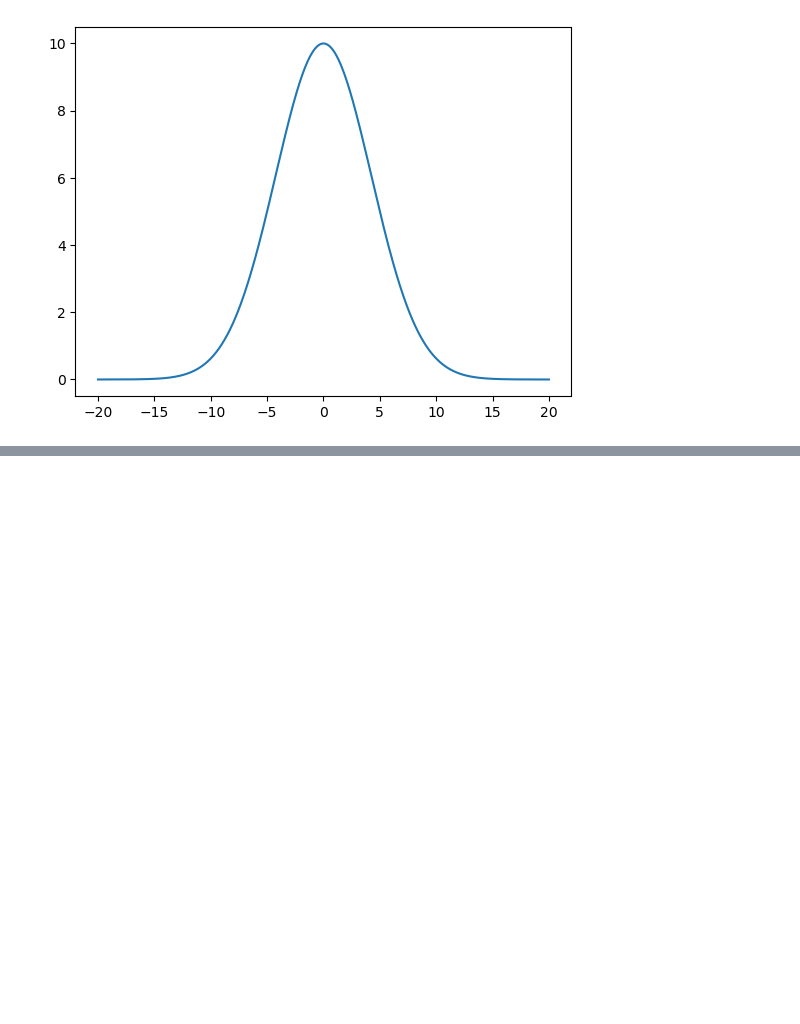
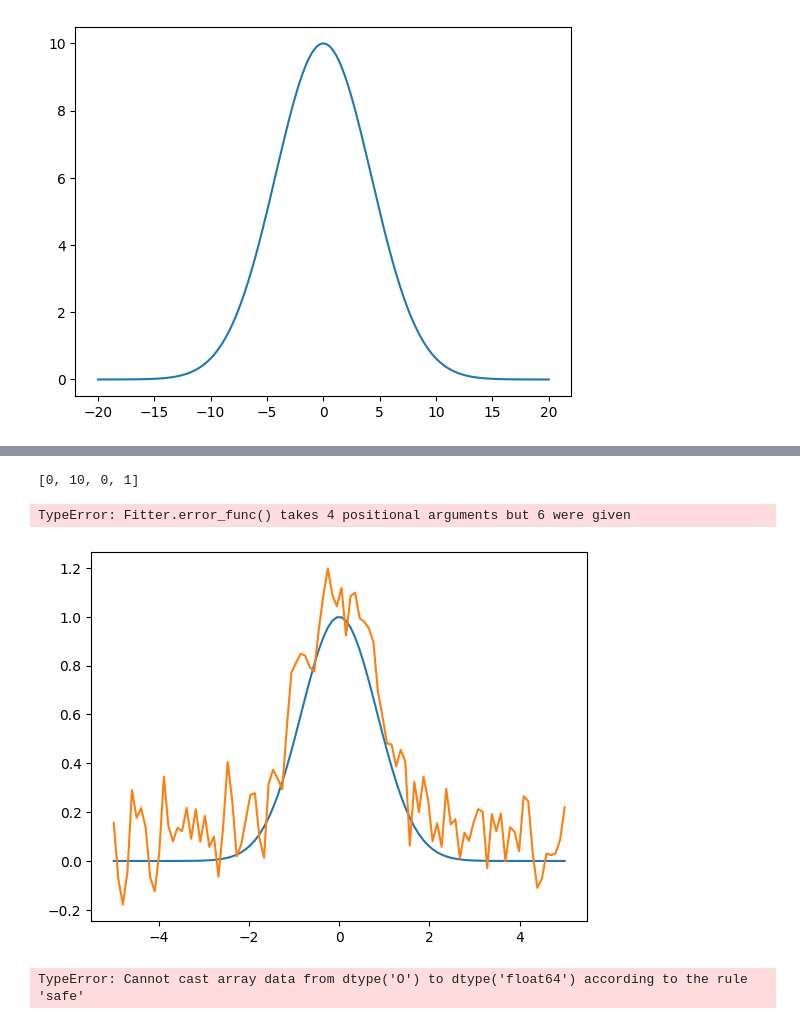
Before and after one commit to MTLphys/FittingFunctions, a Jupyter notebook: PeakFit/TryingPeakfit.ipynb, the cells around one changed output, grey strips where cells are left out. Drawn from its saved outputs; the diff is of its cells as text; code cells hidden in the pictures; blank space fills up the shorter version.

```diff
--- a/PeakFit/TryingPeakfit.ipynb
+++ b/PeakFit/TryingPeakfit.ipynb
@@ -27,3 +24,80 @@ NameError: name 'Bob' is not defined
+# %%
+import matplotlib.pyplot as plt
+import numpy as np
+from Peakfit import Fitter
+def gaussnoise(x,centroid,A,FWHM,N):
+    noise =np.random.random(len(x))*N
+    sig = FWHM/(2*np.sqrt(2*np.log(2)))
+    return A*np.exp(-((x-centroid)**2/(2*sig**2)))+noise
+xstart =-3
+xend  = 3
+xres = 121
+x = np.linspace(xstart,xend,xres)
+centroid = -1
+A = 11
+FWHM = 1.00
+N =1
+y =  gaussnoise(x,centroid,A,FWHM,N)
+f = Fitter()
+
+f.fit1d(x,y)
+
+ax,fig = plt.subplots(1)
+ax.plot(x,y)
+args = f.getargs()
+print(args)
+fit = f.fitfunct(x,args)
+ax.plot(x,fit)
+# %% [output]
+[0, 10, 0, 1]
+TypeError: Fitter.error_func() takes 4 positional arguments but 6 were given
 # %%
 #Message in a bottle
 #Mistakes I have Made a few
+# %%
+import numpy as np
+import matplotlib.pyplot as plt
+from scipy.optimize import curve_fit
+
+class GaussianComponent():
+
+    def __init__(self, func, params=None):
+        self.formula = func
+        self.params = params
+
+    def eval(self, x,params):
+        allowed_locals = {key: self.params[key] for key in self.params}
+        allowed_locals["x"] = x
+        allowed_globals = {"np":np}
+        return eval(self.formula, allowed_globals, allowed_locals)
+    def Fit(self, x, y):
+        FitParams, FitCov = curve_fit(self.eval, x, y, self.params)
+        self.fitparams = FitParams
+    def GetPlot(self,x,params):
+        y = self.eval(x,params)
+        return y
+
+
+
+# Make a gausssian with default shape and position (height 1 at the origin, FWHM 1.
+g = GaussianComponent("Amp*np.exp(-((x-Center)**2/(FWHM**2*np.sqrt(2))))",
+                      params={"Amp":1, "Center":0, "FWHM":1})
+
+
+# Make a space in which we can plot the gaussian.
+x = np.linspace(-5,5,100)
+y = g.GetPlot(x,1)
+
+# Make some "experimental data" which is just the default shape, noisy, and
+# moved up the y axis a tad so the best fit will be different.
+ynoise = y + np.random.normal(loc=0.1, scale=0.1, size=len(x))
+
+# Draw it
+plt.plot(x,y, x,ynoise)
+plt.show()
+
+# Do the fit (but this doesn't work...)
+g.Fit(x,y)
+# %% [output]
+[figure, added]
+TypeError: Cannot cast array data from dtype('O') to dtype('float64') according to the rule 'safe'
```
Also changed, not shown: parts of 3 cells of this notebook, 2 other files.
